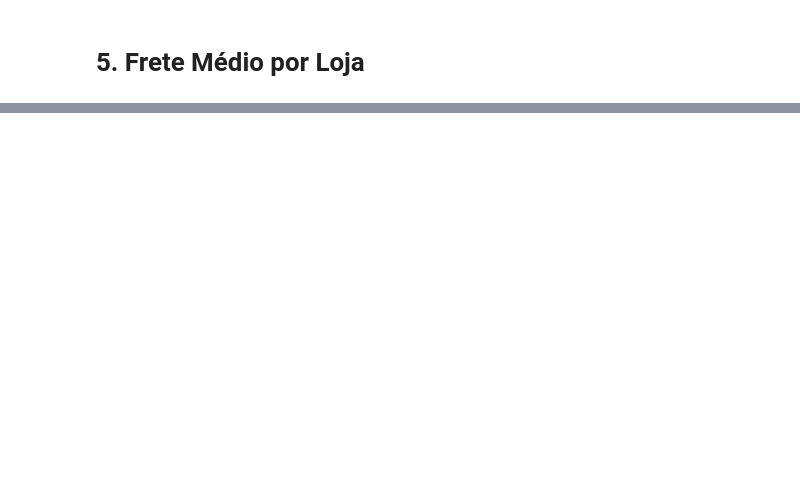
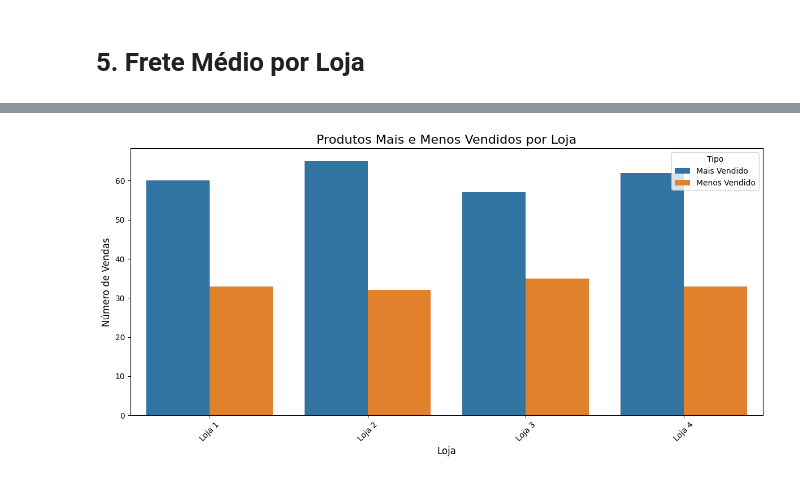
Before and after one commit to matheuscaetano09/Alura-story, a Jupyter notebook: AluraStoreBr.ipynb, the cells around one changed output, grey strips where cells are left out. Cells and saved outputs as stored; diff of their text form; code cells hidden in the pictures; blank space fills up the shorter version.

```diff
--- a/AluraStoreBr.ipynb
+++ b/AluraStoreBr.ipynb
@@ -35,0 +288,76 @@ loja.head()
+# %%
+import pandas as pd
+import matplotlib.pyplot as plt
+import seaborn as sns
+
+
+url = "https://raw.githubusercontent.com/alura-es-cursos/challenge1-data-science/refs/heads/main/base-de-dados-challenge-1/loja_1.csv"
+url2 = "https://raw.githubusercontent.com/alura-es-cursos/challenge1-data-science/refs/heads/main/base-de-dados-challenge-1/loja_2.csv"
+url3 = "https://raw.githubusercontent.com/alura-es-cursos/challenge1-data-science/refs/heads/main/base-de-dados-challenge-1/loja_3.csv"
+url4 = "https://raw.githubusercontent.com/alura-es-cursos/challenge1-data-science/refs/heads/main/base-de-dados-challenge-1/loja_4.csv"
+
+
+loja = pd.read_csv(url)
+loja2 = pd.read_csv(url2)
+loja3 = pd.read_csv(url3)
+loja4 = pd.read_csv(url4)
+
+
+loja['Loja'] = 'Loja 1'
+loja2['Loja'] = 'Loja 2'
+loja3['Loja'] = 'Loja 3'
+loja4['Loja'] = 'Loja 4'
+
+
+todas_lojas = pd.concat([loja, loja2, loja3, loja4])
+
+
+vendas_por_produto = todas_lojas.groupby(['Loja', 'Produto']).size()
+
+
+mais_vendido = vendas_por_produto.groupby('Loja').idxmax()
+
+
+menos_vendido = vendas_por_produto.groupby('Loja').idxmin()
+
+
+dados = {
+    'Loja': [],
+    'Produto': [],
+    'Vendas': [],
+    'Tipo': []
+}
+
+
+for loja in vendas_por_produto.index.get_level_values('Loja').unique():
+    produto_mais_vendido = mais_vendido[loja]
+    dados['Loja'].append(loja)
+    dados['Produto'].append(produto_mais_vendido[1])
+    dados['Vendas'].append(vendas_por_produto[produto_mais_vendido])
+    dados['Tipo'].append('Mais Vendido')
+
+    produto_menos_vendido = menos_vendido[loja]
+    dados['Loja'].append(loja)
+    dados['Produto'].append(produto_menos_vendido[1])
+    dados['Vendas'].append(vendas_por_produto[produto_menos_vendido])
+    dados['Tipo'].append('Menos Vendido')
+
+
+df_grafico = pd.DataFrame(dados)
+
+
+plt.figure(figsize=(12, 6))
+sns.barplot(data=df_grafico, x='Loja', y='Vendas', hue='Tipo')
+
+
+plt.title('Produtos Mais e Menos Vendidos por Loja', fontsize=16)
+plt.xlabel('Loja', fontsize=12)
+plt.ylabel('Número de Vendas', fontsize=12)
+plt.xticks(rotation=45)
+plt.legend(title='Tipo', loc='upper right')
+
+
+plt.tight_layout()
+plt.show()
+# %% [output]
+[figure, added]
```
Also changed, not shown: parts of 11 cells of this notebook.
